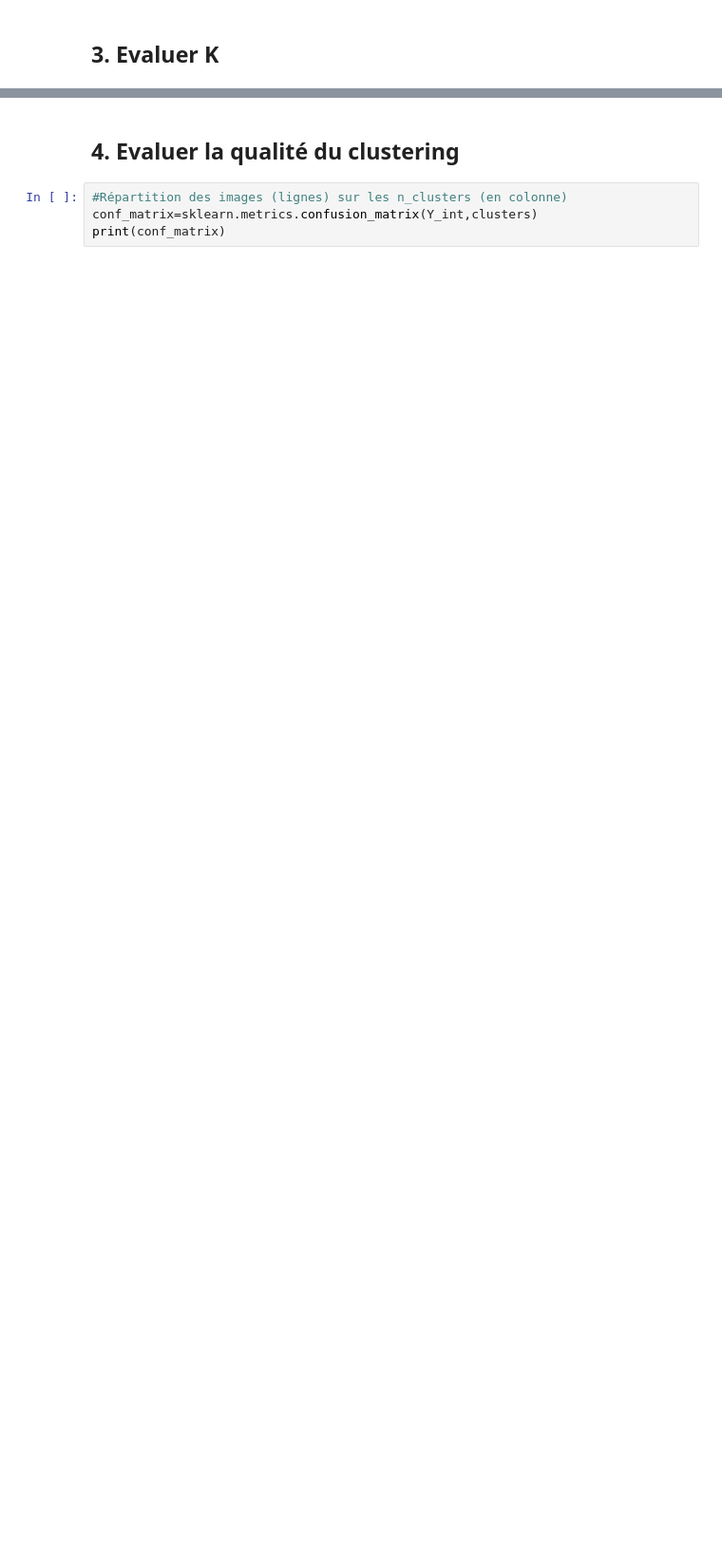
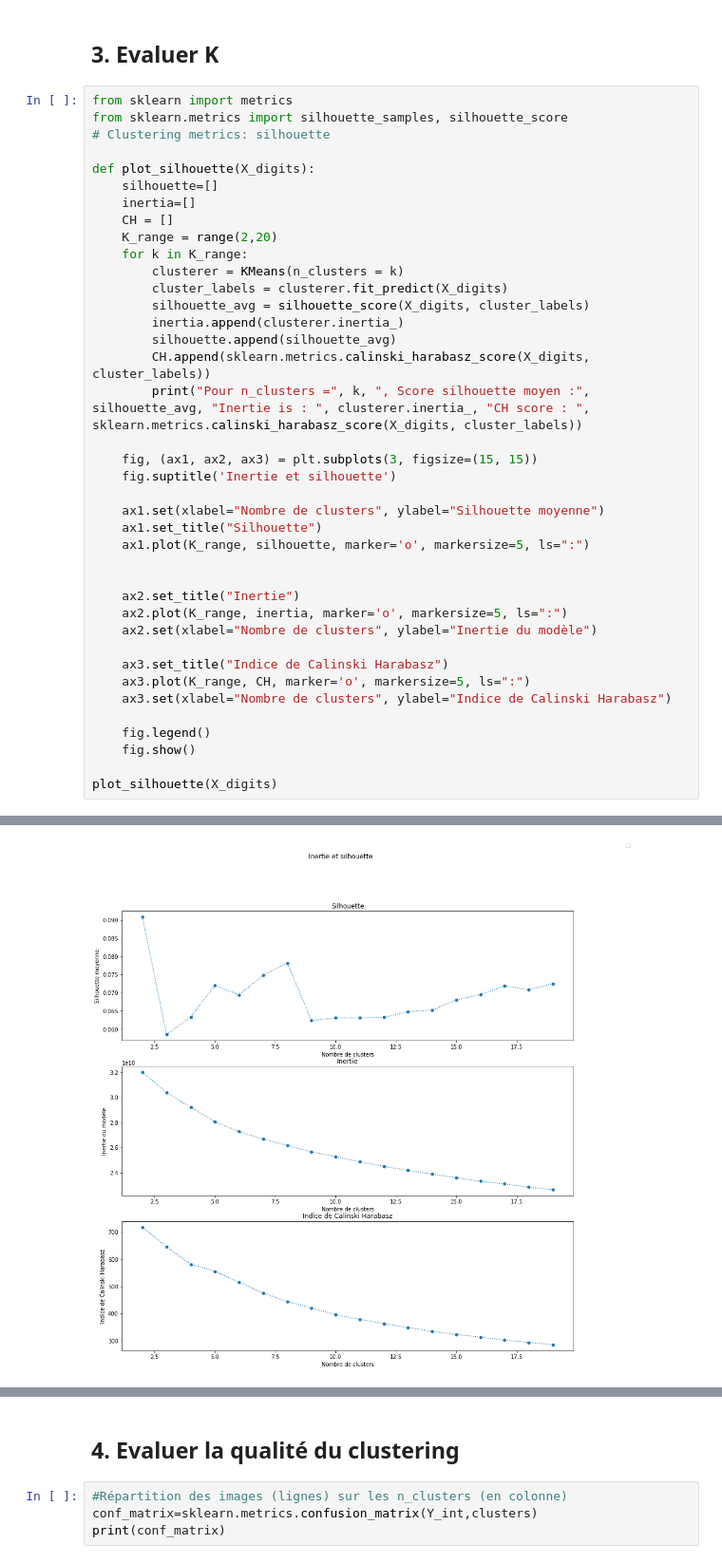
Before and after one commit to CharlesFarhat/coursTSP, a Jupyter notebook: MAT4102/TP_Kmeans/Kmeans.ipynb, the cells around one changed output, grey strips where cells are left out. Shown at 95% size. Drawn from its saved outputs; the diff is of its cells as text; blank space fills up the shorter version.

```diff
--- a/MAT4102/TP_Kmeans/Kmeans.ipynb
+++ b/MAT4102/TP_Kmeans/Kmeans.ipynb
@@ -162,2 +167,42 @@ plot_inertia(X_digits)
 # %% [markdown]
 ## 3. Evaluer K
+# %%
+from sklearn import metrics
+from sklearn.metrics import silhouette_samples, silhouette_score
+# Clustering metrics: silhouette
+
+def plot_silhouette(X_digits):
+    silhouette=[]
+    inertia=[]
+    CH = []
+    K_range = range(2,20)
+    for k in K_range:
+        clusterer = KMeans(n_clusters = k)
+        cluster_labels = clusterer.fit_predict(X_digits)
+        silhouette_avg = silhouette_score(X_digits, cluster_labels)
+        inertia.append(clusterer.inertia_)
+        silhouette.append(silhouette_avg)
+        CH.append(sklearn.metrics.calinski_harabasz_score(X_digits, cluster_labels))
+        print("Pour n_clusters =", k, ", Score silhouette moyen :", silhouette_avg, "Inertie is : ", clusterer.inertia_, "CH score : ", sklearn.metrics.calinski_harabasz_score(X_digits, cluster_labels))
+
+    fig, (ax1, ax2, ax3) = plt.subplots(3, figsize=(15, 15))
+    fig.suptitle('Inertie et silhouette')
+
+    ax1.set(xlabel="Nombre de clusters", ylabel="Silhouette moyenne")
+    ax1.set_title("Silhouette")
+    ax1.plot(K_range, silhouette, marker='o', markersize=5, ls=":")
+
+
+    ax2.set_title("Inertie")
+    ax2.plot(K_range, inertia, marker='o', markersize=5, ls=":")
+    ax2.set(xlabel="Nombre de clusters", ylabel="Inertie du modèle")
+
+    ax3.set_title("Indice de Calinski Harabasz")
+    ax3.plot(K_range, CH, marker='o', markersize=5, ls=":")
+    ax3.set(xlabel="Nombre de clusters", ylabel="Indice de Calinski Harabasz")
+
+    fig.legend()
+    fig.show()
+
+plot_silhouette(X_digits)
+# %% [output]
@@ -164,3 +228,4 @@ plot_inertia(X_digits)
+[figure, added]
 # %%
 from sklearn import metrics
 from sklearn.metrics import silhouette_samples, silhouette_score
```
Also changed, not shown: parts of 17 cells of this notebook, 25 other files.
